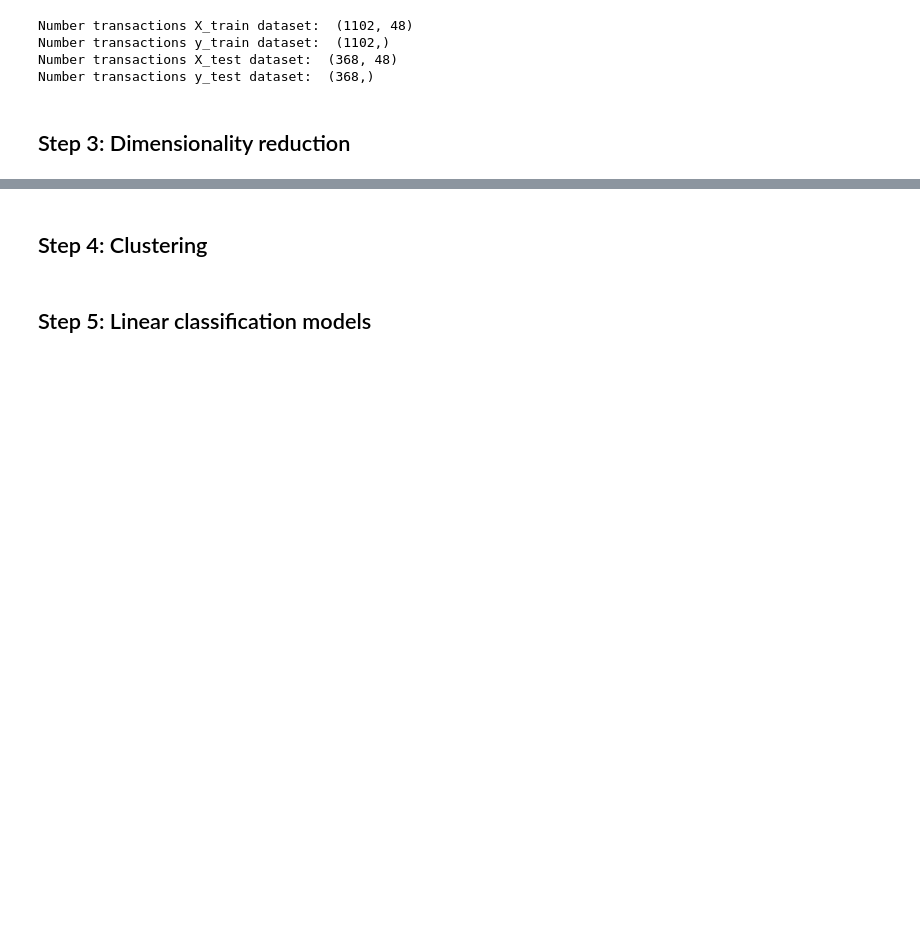
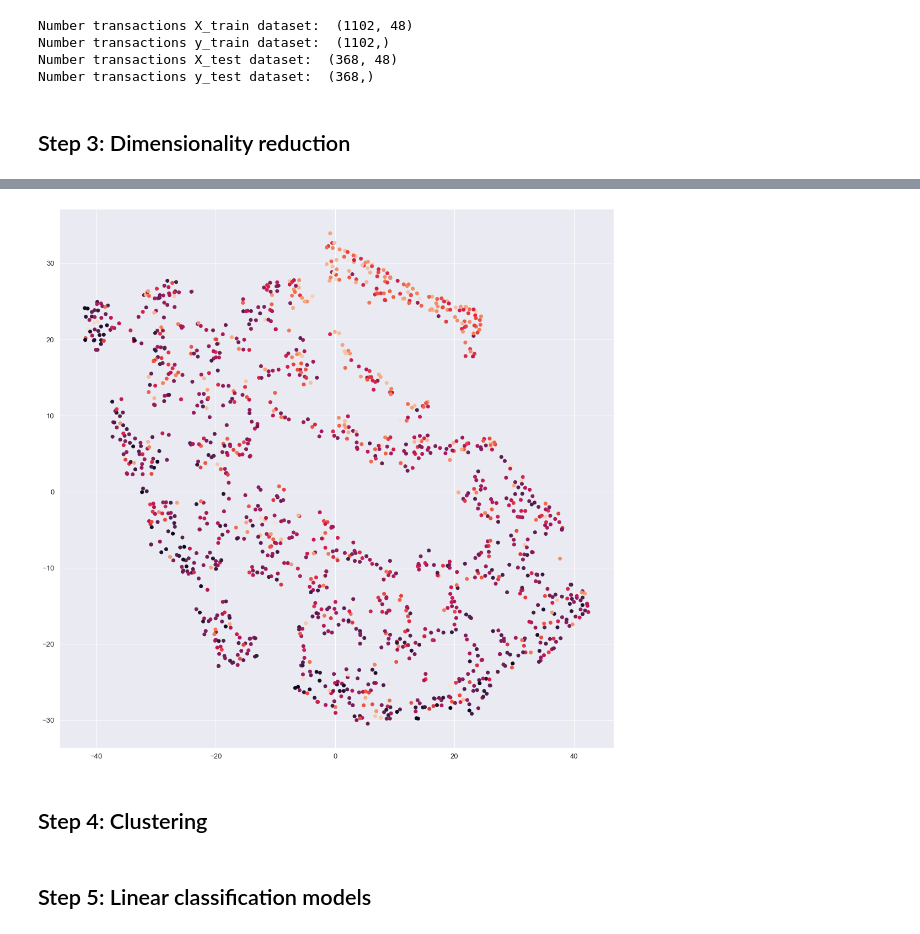
Before and after one commit to nicholaslesh/IBM-People-Analytics-Group-Project, a Jupyter notebook: people_analytics_master_script.ipynb, the cells around one changed output, grey strips where cells are left out. Saved outputs shown, nothing was run; the diff lists cells and outputs as text; code cells hidden in the pictures; blank space fills up the shorter version.

```diff
--- a/people_analytics_master_script.ipynb
+++ b/people_analytics_master_script.ipynb
@@ -252,0 +301,7 @@ Number transactions y_test dataset:  (368,)
+# %%
+#Move Attrition to first column
+cols = list(df)
+cols.insert(0, cols.pop(cols.index('Attrition')))
+# %%
+df2 = df.loc[:, cols]
+df2.head()
@@ -253,3 +316,18 @@ Number transactions y_test dataset:  (368,)
+# %%
+d2 = df.iloc[:,1:-1]
+attrition = df.iloc[:,0].astype('category').cat.codes
+# %%
+import matplotlib.pyplot as plt
+from sklearn.manifold import TSNE
+model=TSNE(learning_rate=10)
+Tsne_transformed=model.fit_transform(df2)
+
+xs =Tsne_transformed[:,0]
+ys=Tsne_transformed[:,1]
+plt.scatter(xs,ys, c = attrition)
+plt.show()
+# %% [output]
+[figure, added]
 # %% [markdown]
 ## Step 4: Clustering
 # %% [markdown]
```
Also changed, not shown: parts of 25 cells of this notebook.
